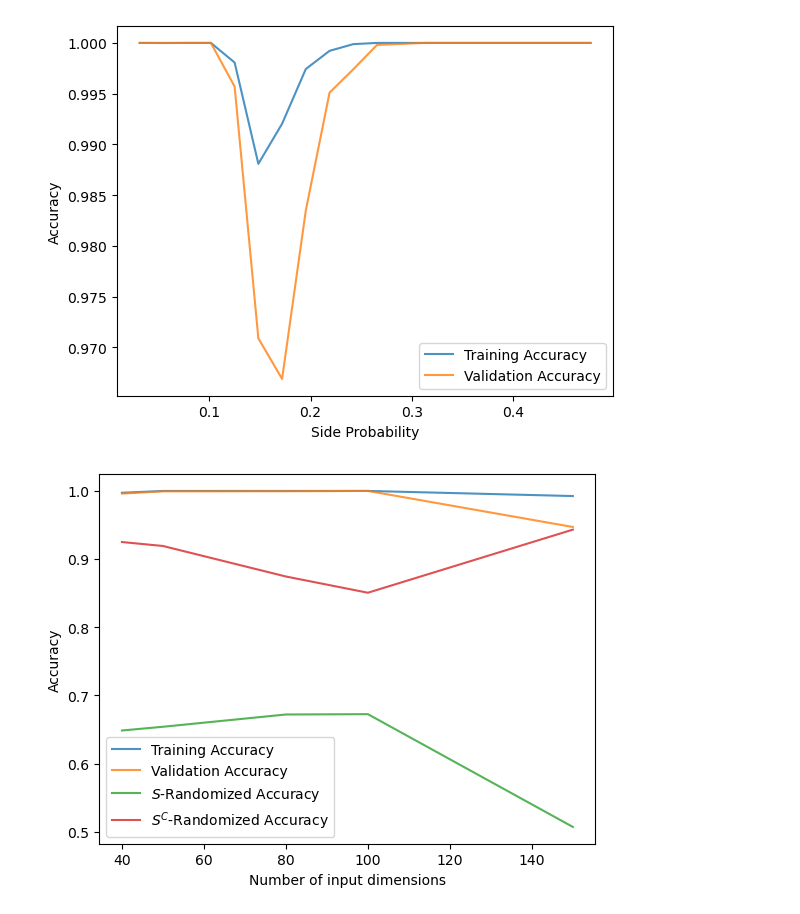
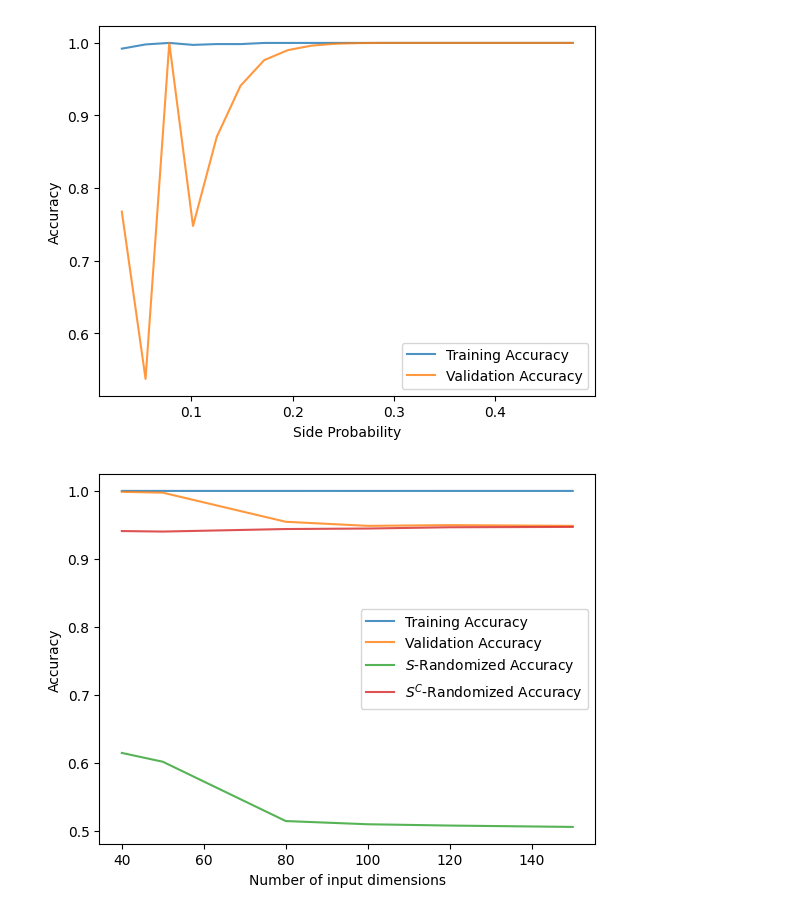
Before and after one commit to tianwen-fu/701-simplicity-bias, a Jupyter notebook: notebooks/extract_tensorboard.ipynb, the cells around one changed output. Saved outputs shown, nothing was run; the diff lists cells and outputs as text; code cells hidden in the pictures.

```diff
--- a/notebooks/extract_tensorboard.ipynb
+++ b/notebooks/extract_tensorboard.ipynb
@@ -14,5 +6,5 @@ os.listdir('./5slabs_inputdim_100')
 # %%
-root_dir = '/home/studio-lab-user/701-simplicity-bias/output/training_logs_221029_072045'
+root_dir = '/home/studio-lab-user/701-simplicity-bias/output/training_logs_221030_023412'
 input_dims = []
 train_acc = []
 val_acc = []
@@ -38,11 +30,11 @@ for dir in os.listdir(root_dir):
 lw, alpha = 1.5, 0.8
 plt.plot(input_dims, train_acc, label='Training Accuracy', linewidth=lw, alpha=alpha)
 plt.plot(input_dims, val_acc, label='Validation Accuracy', linewidth=lw, alpha=alpha)
-plt.plot(input_dims, srandom_acc, label='$S$-Randomized Accuracy', linewidth=lw, alpha=alpha)
-plt.plot(input_dims, scrandom_acc, label='$S^C$-Randomized Accuracy', linewidth=lw, alpha=alpha)
+# plt.plot(input_dims, srandom_acc, label='$S$-Randomized Accuracy', linewidth=lw, alpha=alpha)
+# plt.plot(input_dims, scrandom_acc, label='$S^C$-Randomized Accuracy', linewidth=lw, alpha=alpha)
 plt.xlabel('Number of input dimensions')
 plt.ylabel('Accuracy')
 plt.legend()
-plt.savefig('/home/studio-lab-user/701-simplicity-bias/output/7slab_inputdim.pdf', bbox_inches='tight', pad_inches=0, dpi=300)
+plt.savefig('/home/studio-lab-user/701-simplicity-bias/output/7slab_inputdim_ref.pdf', bbox_inches='tight', pad_inches=0, dpi=300)
 plt.show()
 # %% [output]
@@ -50,5 +42,5 @@ plt.show()
 # %%
-root_dir = '/home/studio-lab-user/701-simplicity-bias/output/training_logs_221029_072045'
+root_dir = '/home/studio-lab-user/701-simplicity-bias/output/training_logs_221030_023412'
 input_dims = []
 train_acc = []
 val_acc = []
@@ -86,5 +78,5 @@ plt.show()
 # %%
-root_dir = '/home/studio-lab-user/701-simplicity-bias/output/training_logs_221029_072045'
+root_dir = '/home/studio-lab-user/701-simplicity-bias/output/training_logs_221030_023412'
 side_probs = []
 train_acc = []
 val_acc = []
@@ -122,5 +114,5 @@ plt.show()
 # %%
-root_dir = '/home/studio-lab-user/701-simplicity-bias/output/training_logs_221029_072045'
+root_dir = '/home/studio-lab-user/701-simplicity-bias/output/training_logs_221030_023412'
 side_probs = []
 train_acc = []
 val_acc = []
@@ -154,41 +146,41 @@ plt.legend()
 plt.savefig('/home/studio-lab-user/701-simplicity-bias/output/7slab_ref_sideprob.pdf', bbox_inches='tight', pad_inches=0, dpi=300)
 plt.show()
 # %% [output]
-[figure, old version]
+[figure, new version]
 # %%
-root_dir = '/home/studio-lab-user/701-simplicity-bias/output/training_logs_221029_072045'
+root_dir = '/home/studio-lab-user/701-simplicity-bias/output/training_logs_221030_023412'
 input_dims = []
 train_acc = []
 val_acc = []
 srandom_acc = []
 scrandom_acc = []
 for dir in os.listdir(root_dir):
     if '5slabs_inputdim' not in dir or 'ref' in dir: continue
     input_dims.append(int(dir.split('_')[-1]))
     event_name = [fname for fname in os.listdir(os.path.join(root_dir, dir)) if fname.startswith('events.')][0]
     ea = event_accumulator.EventAccumulator(os.path.join(root_dir, dir, event_name),
           size_guidance={
               event_accumulator.COMPRESSED_HISTOGRAMS: 500,
               event_accumulator.IMAGES: 4,
               event_accumulator.AUDIO: 4,
               event_accumulator.SCALARS: 0,
               event_accumulator.HISTOGRAMS: 1,
           })
     ea.Reload()
     train_acc.append(ea.Scalars('Train/Accuracy')[-1].value)
     val_acc.append(ea.Scalars('Val/Accuracy')[-1].value)
     srandom_acc.append(ea.Scalars('s_randomized/Accuracy')[-1].value)
     scrandom_acc.append(ea.Scalars('sc_randomized/Accuracy')[-1].value)
 lw, alpha = 1.5, 0.8
 plt.plot(input_dims, train_acc, label='Training Accuracy', linewidth=lw, alpha=alpha)
 plt.plot(input_dims, val_acc, label='Validation Accuracy', linewidth=lw, alpha=alpha)
 plt.plot(input_dims, srandom_acc, label='$S$-Randomized Accuracy', linewidth=lw, alpha=alpha)
 plt.plot(input_dims, scrandom_acc, label='$S^C$-Randomized Accuracy', linewidth=lw, alpha=alpha)
 plt.xlabel('Number of input dimensions')
 plt.ylabel('Accuracy')
 plt.legend()
 plt.savefig('/home/studio-lab-user/701-simplicity-bias/output/5slab_inputdim.pdf', bbox_inches='tight', pad_inches=0, dpi=300)
 plt.show()
 # %% [output]
-[figure, old version]
+[figure, new version]
 # %%
```
Also changed, not shown: parts of 9 cells of this notebook.
